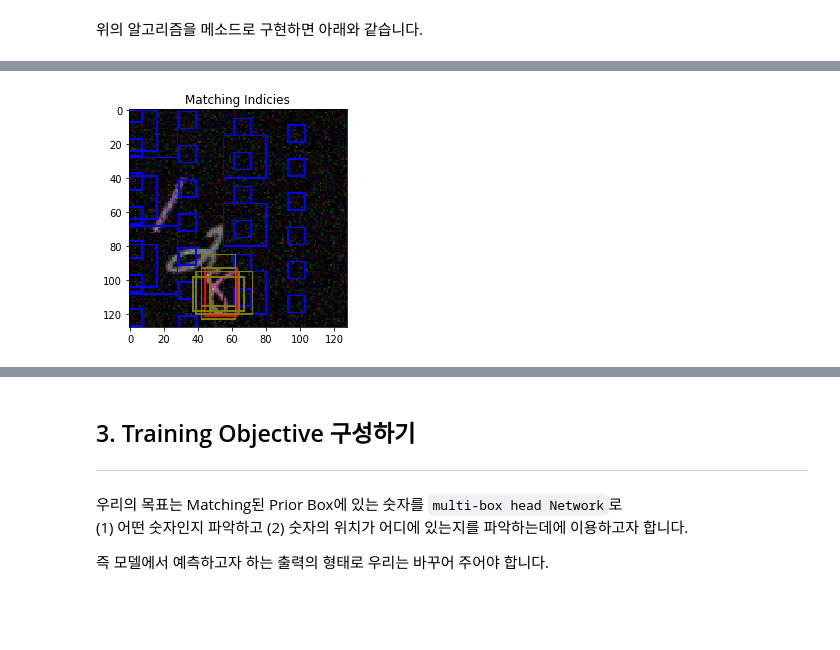
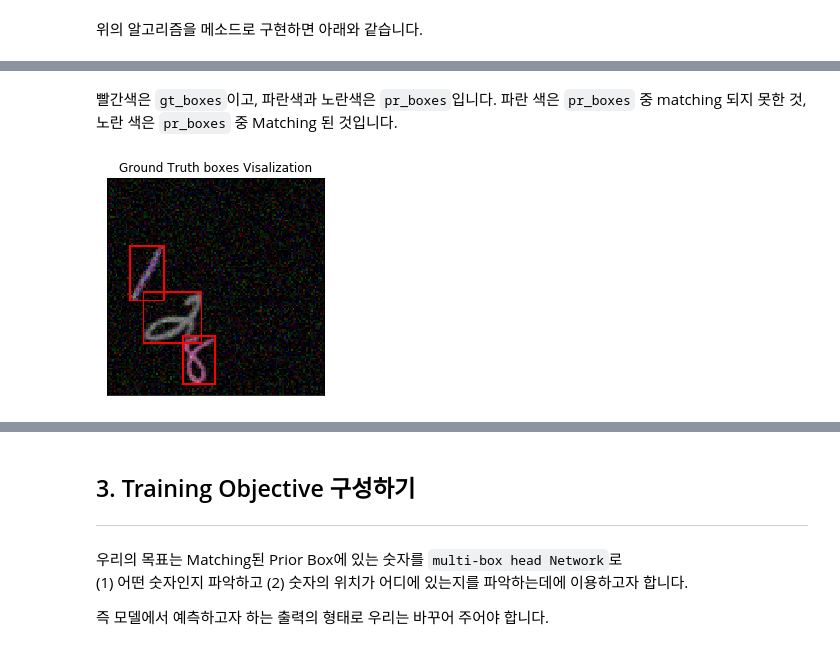
Before and after one commit to hwanginsun/SSD-object-detection, a Jupyter notebook: scripts/3. Set-Up Prior Boxes.ipynb, the cells around one changed output, grey strips where cells are left out. Drawn from its saved outputs; the diff is of its cells as text; code cells hidden in the pictures; blank space fills up the shorter version.

```diff
--- a/scripts/3. Set-Up Prior Boxes.ipynb
+++ b/scripts/3. Set-Up Prior Boxes.ipynb
@@ -111,7 +111,11 @@ for stride, df in bbox_df.groupby('stride'):
         block_centers = np.stack((center_xs, center_ys,
                                   box_width, box_height),
                                  axis=-1)
+        # Block Centers : {H_f,W_f,4}
         boxes.append(block_centers)
     boxes = np.stack(boxes, axis=2)
+    # Boxes : {H_f,W_f,N_prior,4}
+    boxes = np.reshape(boxes, (-1, 4))
+    # Boxes : {H_f*W_f*N_prior,4}
     multi_boxes.append(boxes)
 # %% [markdown]
@@ -121,11 +125,11 @@ fig = plt.figure(figsize=(15,10))
 
 for i in range(3):
     for j in range(5):
-        boxes = multi_boxes[i][::5,::5,j,:].reshape(-1,4)
+        boxes = multi_boxes[i][j::100].reshape(-1,4)
         visualized = draw_rectangle(image, boxes,
                                     color=(125,125,0))
         ax = fig.add_subplot(3,5,i*5+j+1)
-        ax.set_title(f"{i+1}th Default Box")
+        ax.set_title(f"{i+1}th Head, {j+1}th Prior Box")
         ax.imshow(visualized)
 plt.show()
 # %% [output]
@@ -218,10 +253,5 @@ prior boxes의 shape : (6720, 4)
 # %%
-# 1. pivot bounding boxes
-exp_gt_boxes = gt_boxes[:,None] # Ground truth box가 행 기준으로 정렬되도록
-exp_pr_boxes = pr_boxes[None,:] # prior box가 열 기준으로 정렬되도록
-
-# 2. calculate intersection over union
-# 2.1. Calculate Intersection
+# 2.1. Calculate Overlap
 gt_cx, gt_cy, gt_w, gt_h = exp_gt_boxes.transpose(2,0,1)
 pr_cx, pr_cy, pr_w, pr_h = exp_pr_boxes.transpose(2,0,1)
 
@@ -234,13 +264,11 @@ pr_ymin, pr_ymax = pr_cy-pr_h/2, pr_cy+pr_h/2
 # 겹친 사각형의 너비와 높이 구하기
 in_xmin = np.maximum(gt_xmin, pr_xmin)
 in_xmax = np.minimum(gt_xmax, pr_xmax)
-in_width = in_xmax - in_xmin
-in_width[in_width<0] = 0
+in_width = np.maximum(0,in_xmax - in_xmin) # 음수인 경우 0으로 바뀜
 
 in_ymin = np.maximum(gt_ymin, pr_ymin)
 in_ymax = np.minimum(gt_ymax, pr_ymax)
-in_height = in_ymax - in_ymin
-in_height[in_height<0] = 0
+in_height = np.maximum(0,in_ymax - in_ymin) # 음수인 경우 0으로 바뀜
 
 # 겹친 사각형의 넓이 구하기
 intersection = in_width*in_height
@@ -248,7 +276,7 @@ intersection = in_width*in_height
 gt_sizes = exp_gt_boxes[...,2] * exp_gt_boxes[...,3]
 pr_sizes = exp_pr_boxes[...,2] * exp_pr_boxes[...,3]
 
-# 2.2. Calculate Union
+# 2.2. Calculate Combined region
 union = (gt_sizes + pr_sizes) - intersection
 
 # Result
@@ -256,7 +284,7 @@ iou = (intersection / (union+1e-5)) # 0 나누기 방지를 위함
 # %% [markdown]
 위의 알고리즘을 메소드로 구현하면 아래와 같습니다.
 # %%
-def calculate_iou(gt_boxes,pr_boxes):
+def calculate_iou(gt_boxes, pr_boxes):
     # 1. pivot bounding boxes
     exp_gt_boxes = gt_boxes[:,None] # Ground truth box가 행 기준으로 정렬되도록
     exp_pr_boxes = pr_boxes[None,:] # prior box가 열 기준으로 정렬되도록
@@ -275,13 +303,11 @@ def calculate_iou(gt_boxes,pr_boxes):
     # 겹친 사각형의 너비와 높이 구하기
     in_xmin = np.maximum(gt_xmin, pr_xmin)
     in_xmax = np.minimum(gt_xmax, pr_xmax)
-    in_width = in_xmax - in_xmin
-    in_width[in_width<0] = 0
+    in_width = np.maximum(0,in_xmax - in_xmin)
 
     in_ymin = np.maximum(gt_ymin, pr_ymin)
     in_ymax = np.minimum(gt_ymax, pr_ymax)
-    in_height = in_ymax - in_ymin
-    in_height[in_height<0] = 0
+    in_height = np.maximum(0,in_ymax - in_ymin)
 
     # 겹친 사각형의 넓이 구하기
     intersection = in_width*in_height
@@ -305,15 +353,13 @@ print(match_indices.shape)
+# %% [markdown]
+빨간색은 `gt_boxes`이고, 파란색과 노란색은 `pr_boxes`입니다. 파란 색은 `pr_boxes` 중 matching 되지 못한 것, 노란 색은 `pr_boxes` 중 Matching 된 것입니다.
 # %%
-target_indices = match_indices[match_indices[:,0]==2]
-
-visualized = draw_rectangle(image, pr_boxes[::200],
-                            color=(0,0,255))
-visualized = draw_rectangle(visualized, gt_boxes[target_indices[:,0]],
+target_indices = match_indices
+visualized = draw_rectangle(image, gt_boxes[target_indices[:,0]],
                             color=(255,0,0))
-visualized = draw_rectangle(visualized, pr_boxes[target_indices[:,1]],
-                            color=(125,125,0))
-
-plt.title("Matching Indicies")
+plt.title("Ground Truth boxes Visalization")
+plt.xticks([])
+plt.yticks([])
 plt.imshow(visualized)
 plt.show()
 # %% [output]
-[figure, old version]
+[figure, new version]
```
Also changed, not shown: parts of 27 cells of this notebook, 4 other files.
